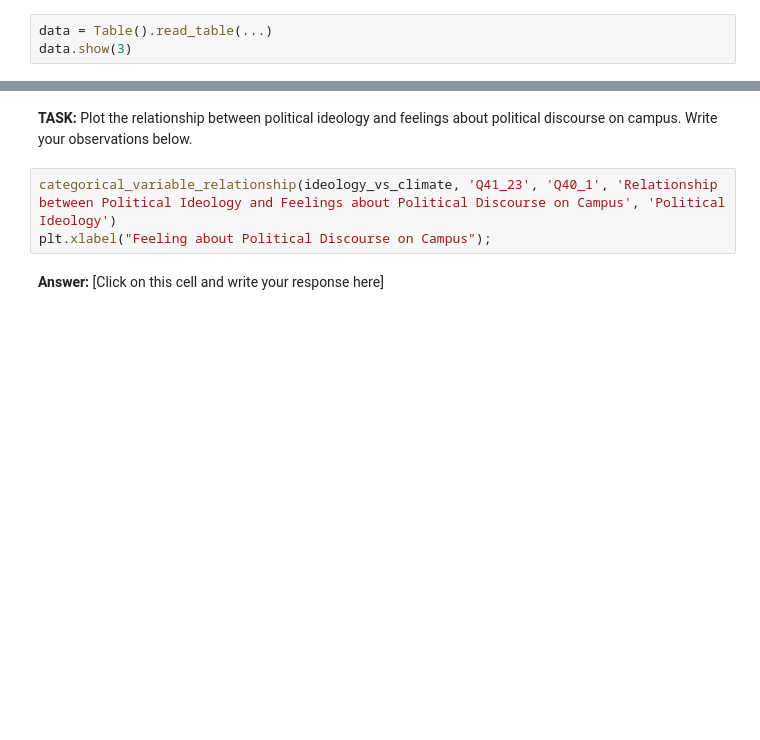
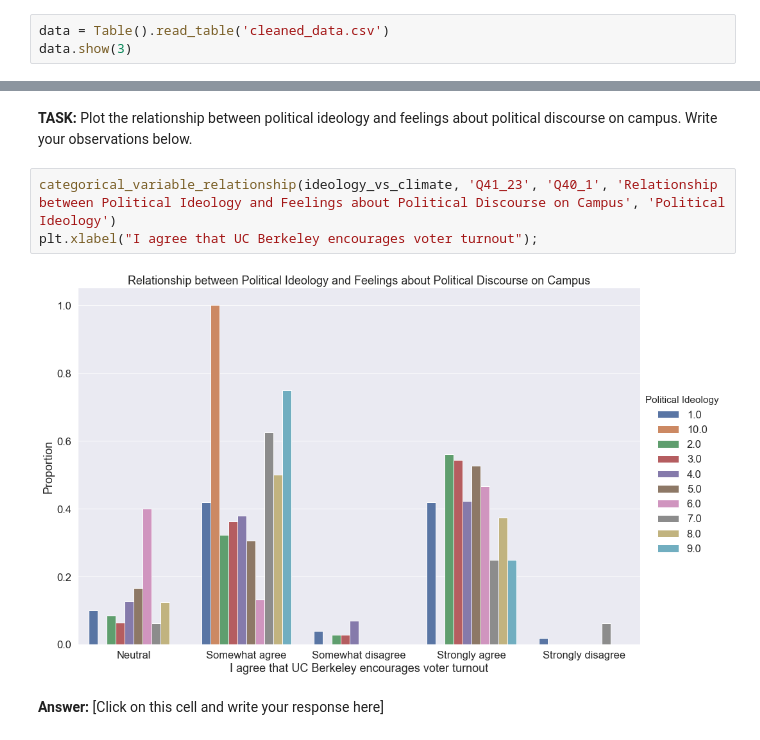
Before and after one commit to ds-modules/surveydata, a Jupyter notebook: lab02-no-answers.ipynb, the cells around one changed output, grey strips where cells are left out. Cells and saved outputs as stored; diff of their text form; blank space fills up the shorter version.

```diff
--- a/lab02-no-answers.ipynb
+++ b/lab02-no-answers.ipynb
@@ -62,5 +62,5 @@ sns.set()
 # %% [markdown]
 You'll be working with data collected from a survey about the voting patterns of students at UC Berkeley. This data was collected by Hannah Hill, a student who used the data to study the factors that influence youth voter turnout. In this notebook, we will analyze the cleaned data from the last notebook and interpret the results. Here's a peek at the first few rows of our dataset:
 # %%
-data = Table().read_table(...)
+data = Table().read_table('cleaned_data.csv')
 data.show(3)
@@ -440,7 +580,9 @@ ideology_vs_climate
 **TASK:** Plot the relationship between political ideology and feelings about political discourse on campus. Write your observations below.
 # %%
 categorical_variable_relationship(ideology_vs_climate, 'Q41_23', 'Q40_1', 'Relationship between Political Ideology and Feelings about Political Discourse on Campus', 'Political Ideology')
-plt.xlabel("Feeling about Political Discourse on Campus");
+plt.xlabel("I agree that UC Berkeley encourages voter turnout");
+# %% [output]
+[figure, added]
 # %% [markdown]
 **Answer:** [Click on this cell and write your response here]
 # %% [markdown]
```
Also changed, not shown: parts of 26 cells of this notebook.
